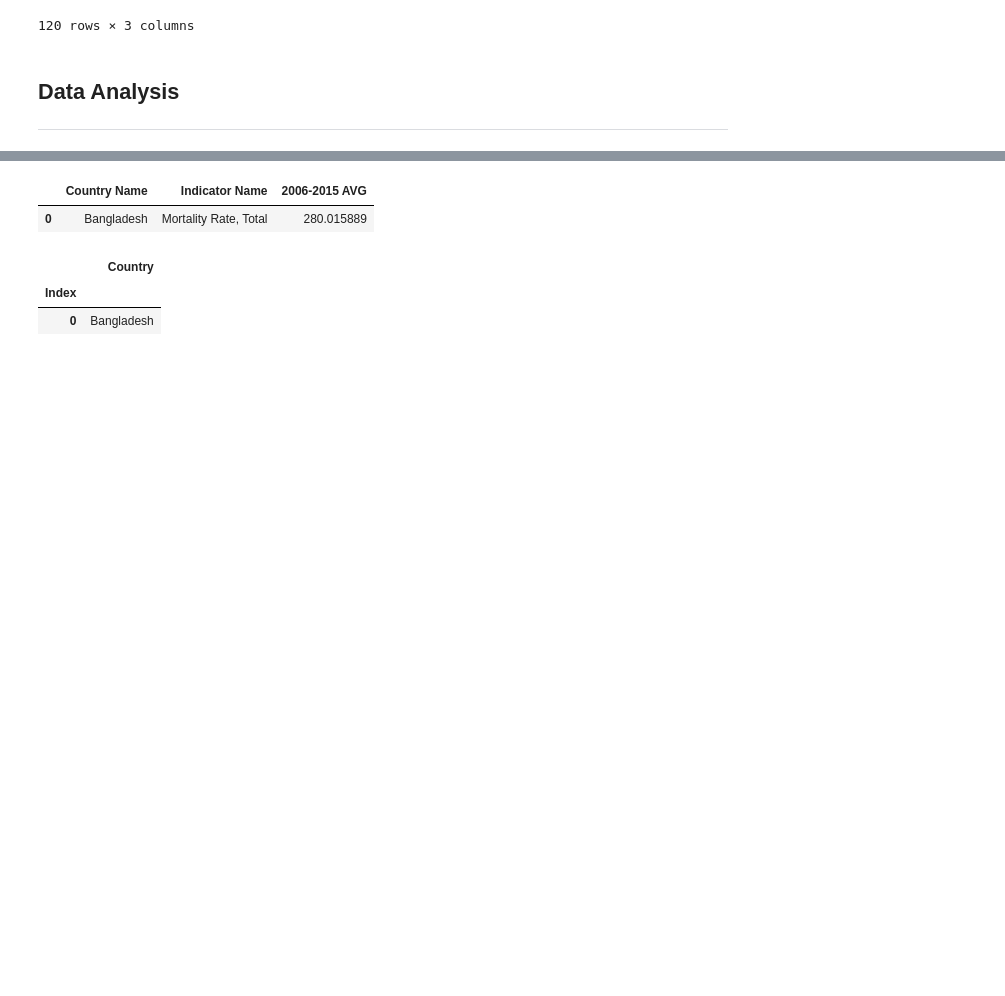
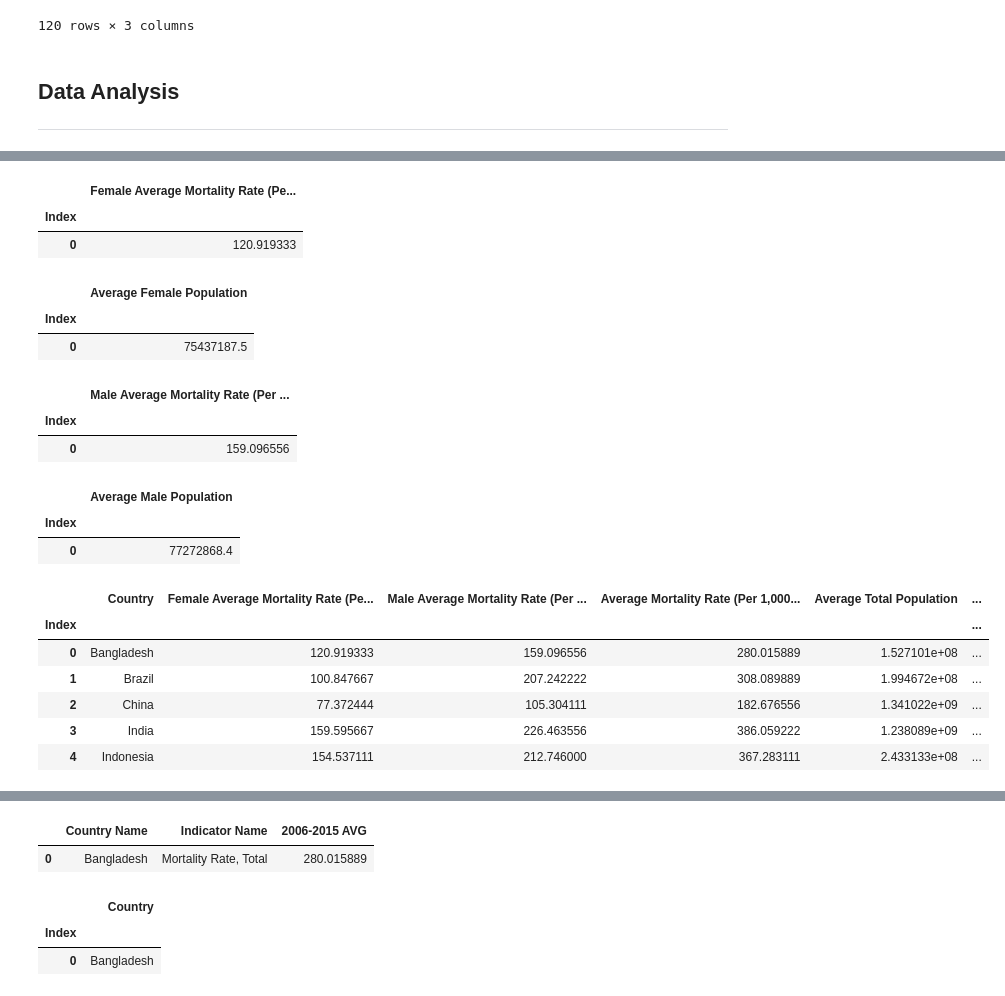
Before and after one commit to ralphy32/project_1, a Jupyter notebook: project1.ipynb, the cells around one changed output, grey strips where cells are left out. Saved outputs shown, nothing was run; the diff lists cells and outputs as text; code cells hidden in the pictures; blank space fills up the shorter version.

```diff
--- a/project1.ipynb
+++ b/project1.ipynb
@@ -200,0 +224,68 @@ final_cleaned_df
+# %%
+#Create female average mortality column
+female_mort_rates = gender_df.loc[gender_df["Indicator Name"] == "Mortality rate, adult, female (per 1,000 female adults)", '2006-2015 AVG']
+female_mort_rates_df = pd.DataFrame(female_mort_rates)
+female_mort_rates_df = female_mort_rates_df.reset_index(drop=True)
+female_mort_rates_df = female_mort_rates_df.rename(columns = {"2006-2015 AVG":"Female Average Mortality Rate (Per 1,000 Female Adults)"})
+female_mort_rates_df.index.name = "Index"
+female_mort_rates_df.head(1)
+# %% [output]
+|  | Female Average Mortality Rate (Pe... |
+| Index |  |
+| 0 | 120.919333 |
+# %%
+# Create female population column
+female_pop = gender_df.loc[gender_df["Indicator Name"] == "Population, female", '2006-2015 AVG']
+
+female_pop_df = pd.DataFrame(female_pop)
+female_pop_df = female_pop_df.reset_index(drop=True)
+female_pop_df = female_pop_df.rename(columns = {"2006-2015 AVG":"Average Female Population"})
+female_pop_df.index.name = "Index"
+female_pop_df.head(1)
+# %% [output]
+|  | Average Female Population |
+| Index |  |
+| 0 | 75437187.5 |
+# %%
+#Create male average mortality column
+
+male_mort_rates = gender_df.loc[gender_df["Indicator Name"] == "Mortality rate, adult, male (per 1,000 male adults)", '2006-2015 AVG']
+male_mort_rates_df = pd.DataFrame(male_mort_rates)
+male_mort_rates_df = male_mort_rates_df.reset_index(drop=True)
+male_mort_rates_df = male_mort_rates_df.rename(columns = {"2006-2015 AVG":"Male Average Mortality Rate (Per 1,000 Male Adults)"})
+male_mort_rates_df.index.name = "Index"
+male_mort_rates_df.head(1)
+# %% [output]
+|  | Male Average Mortality Rate (Per ... |
+| Index |  |
+| 0 | 159.096556 |
+# %%
+# Create male population column
+male_pop = gender_df.loc[gender_df["Indicator Name"] == "Population, male", '2006-2015 AVG']
+
+male_pop_df = pd.DataFrame(male_pop)
+male_pop_df = male_pop_df.reset_index(drop=True)
+male_pop_df = male_pop_df.rename(columns = {"2006-2015 AVG":"Average Male Population"})
+male_pop_df.index.name = "Index"
+male_pop_df.head(1)
+# %% [output]
+|  | Average Male Population |
+| Index |  |
+| 0 | 77272868.4 |
+# %%
+# Combine colums into sorted_gender_df for Overall Adult Male & Female
+sorted_gender_df = pd.merge(sorted_gender_df,female_mort_rates_df, on = "Index", how = "inner")
+sorted_gender_df = pd.merge(sorted_gender_df,male_mort_rates_df, on = "Index", how = "inner")
+sorted_gender_df = pd.merge(sorted_gender_df,mort_rates_df, on = "Index", how = "inner")
+sorted_gender_df = pd.merge(sorted_gender_df,total_pop_df, on = "Index", how = "inner")
+sorted_gender_df = pd.merge(sorted_gender_df,female_pop_df, on = "Index", how = "inner")
+sorted_gender_df = pd.merge(sorted_gender_df,male_pop_df, on = "Index", how = "inner")
+sorted_gender_df.head()
+# %% [output]
+|  | Country | Female Average Mortality Rate (Pe... | Male Average Mortality Rate (Per ... | Average Mortality Rate (Per 1,000... | Average Total Population | ... |
+| Index |  |  |  |  |  | ... |
+| 0 | Bangladesh | 120.919333 | 159.096556 | 280.015889 | 1.527101e+08 | ... |
+| 1 | Brazil | 100.847667 | 207.242222 | 308.089889 | 1.994672e+08 | ... |
+| 2 | China | 77.372444 | 105.304111 | 182.676556 | 1.341022e+09 | ... |
+| 3 | India | 159.595667 | 226.463556 | 386.059222 | 1.238089e+09 | ... |
+| 4 | Indonesia | 154.537111 | 212.746000 | 367.283111 | 2.433133e+08 | ... |
```
Also changed, not shown: parts of 40 cells of this notebook, 3 other files.
